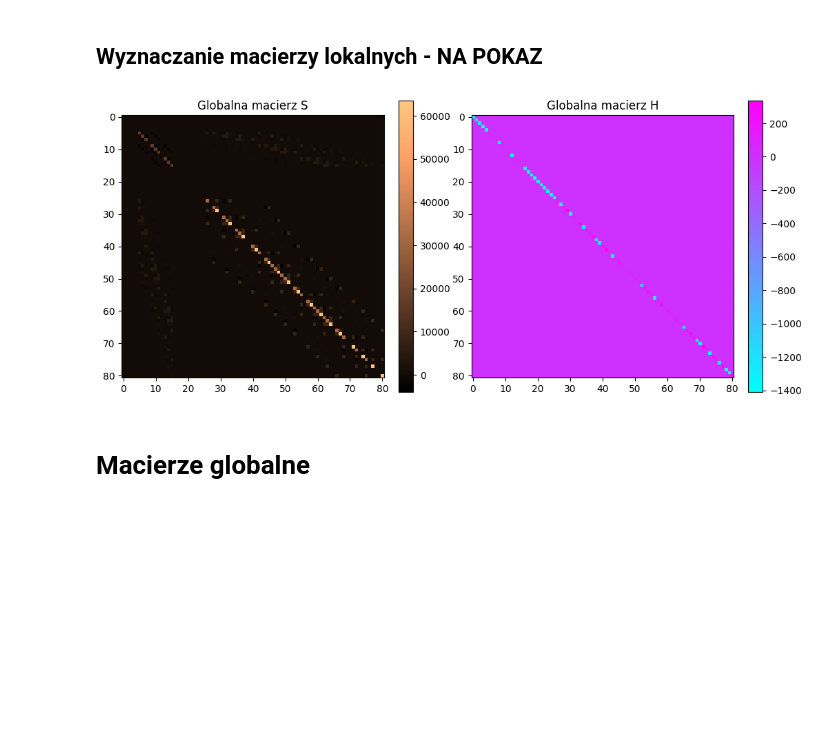
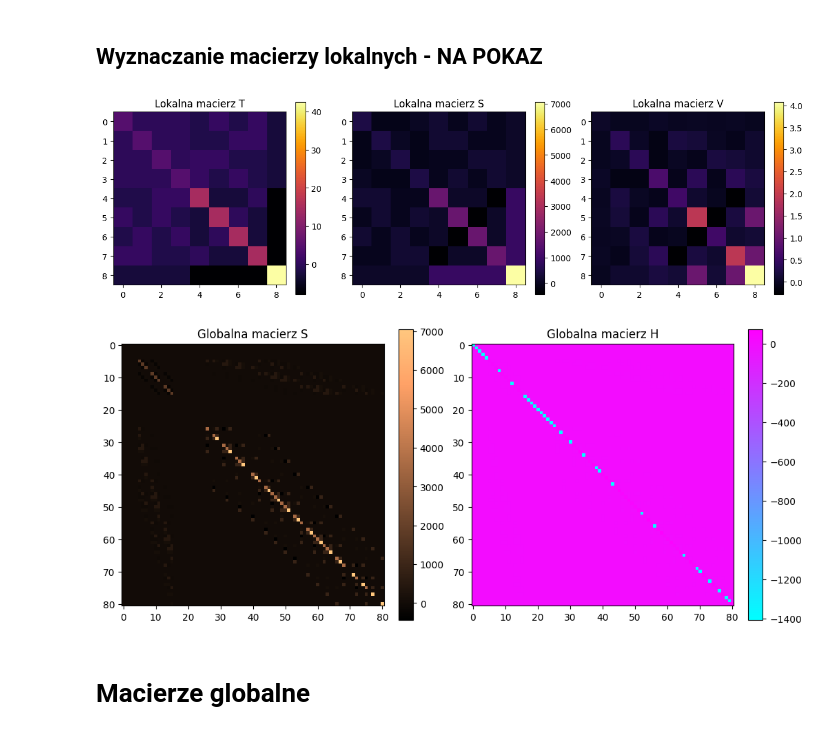
Before and after one commit to Yepthatsit/ProjektMofit, a Jupyter notebook: ogólny_raport.ipynb, the cells around one changed output. Cells and saved outputs as stored; diff of their text form; code cells hidden in the pictures; blank space fills up the shorter version.

```diff
--- a/ogólny_raport.ipynb
+++ b/ogólny_raport.ipynb
@@ -34,26 +34,41 @@ nlg2 = np.array(Utilis.ReadFile(f'Files/nlg_N_2_L_100.dat'))
 # %%
 jt,it,T2 = Utilis.Tmatrix(m,0.0001)
 js,Is,S2 = Utilis.Sloc(a)
 jv,iv,V2 = Utilis.Vkmatrix(11,a,m,omega,nlg2, grid2)
+T2 = T2.reshape((9, 9))
+S2 = S2.reshape((9, 9))
+V2 = V2.reshape((9, 9))
+
+fig,ax = plt.subplots(1, 3, figsize = (12, 6))
+image = ax[0].imshow(T2, cmap= 'inferno', ), ax[1].imshow(S2, cmap= 'inferno'), ax[2].imshow(V2, cmap= 'inferno')
+fig.colorbar(image[0], ax = ax[0], fraction = .05)
+fig.colorbar(image[1], ax = ax[1], fraction = .05)
+fig.colorbar(image[2], ax = ax[2], fraction = .05)
+ax[0].set_title('Lokalna macierz T')
+ax[1].set_title('Lokalna macierz S')
+ax[2].set_title('Lokalna macierz V')
+plt.tight_layout()
+plt.show()
 
 Sinit, Hinit = Utilis.Gmatrix(2, nlg2, grid2, a)
 S2, H2 = Utilis.Gboundary(2, Sinit, Hinit, nlg2, grid2)
 
 fig,ax = plt.subplots(1, 2, figsize = (12, 6))
 image = ax[0].imshow(S2, cmap= 'copper', ), ax[1].imshow(H2, cmap= 'cool')
 fig.colorbar(image[0], ax = ax[0], fraction = .05)
 fig.colorbar(image[1], ax = ax[1], fraction = .05)
 ax[0].set_title('Globalna macierz S')
 ax[1].set_title('Globalna macierz H')
 plt.show()
 
 # fig_S = px.imshow(S2, title="S", color_continuous_scale= 'inferno')
 # fig_S.show()
 
 # fig_H = px.imshow(H2, title="H", color_continuous_scale= 'viridis')
 # fig_H.show()
 # %% [output]
-[figure, old version]
+[figure, new version]
+[figure, added]
 # %% [markdown]
 # Macierze globalne
 # %%
```
Also changed, not shown: parts of 1 cell of this notebook.
